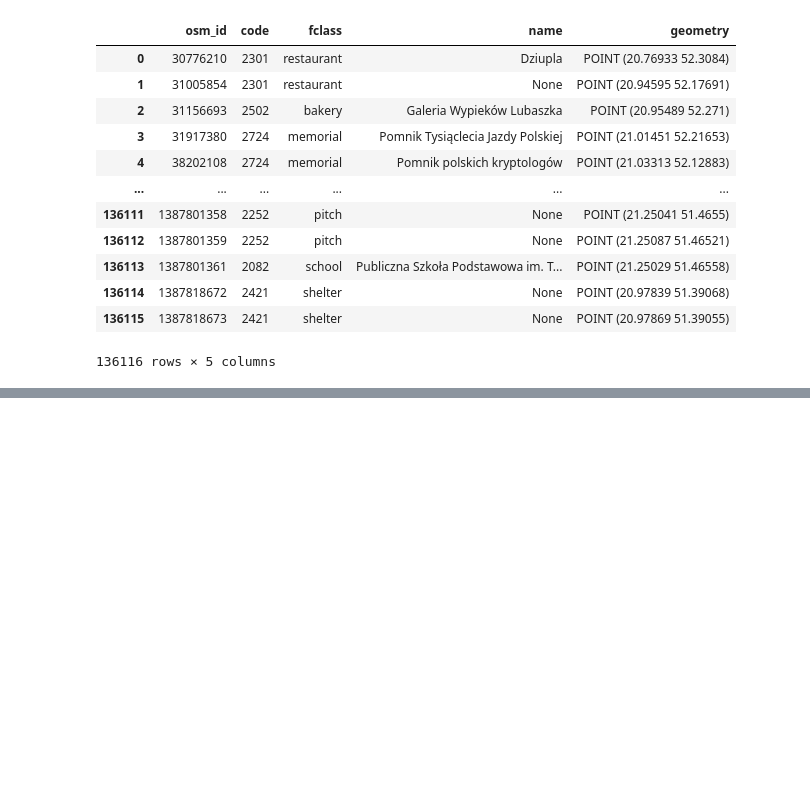
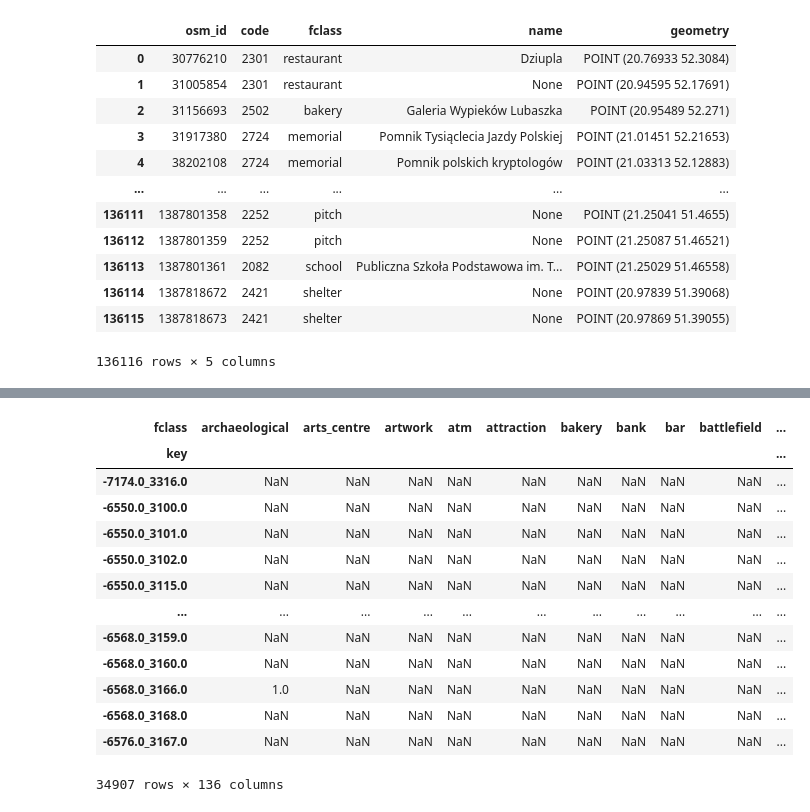
Before and after one commit to Mar99ia/2025_data_biz_hackathon, a Jupyter notebook: notebooks/features_generation.ipynb, the cells around one changed output, grey strips where cells are left out. Drawn from its saved outputs; the diff is of its cells as text; code cells hidden in the pictures; blank space fills up the shorter version.

```diff
--- a/notebooks/features_generation.ipynb
+++ b/notebooks/features_generation.ipynb
@@ -125,0 +230,18 @@ See the caveats in the documentation: https://pandas.pydata.org/pandas-docs/stab
+# %%
+# sort by key asc
+result_pivoted.sort_values(by='target')
+# %% [output]
+| fclass | archaeological | arts_centre | artwork | atm | attraction | bakery | bank | bar | battlefield | ... |
+| key |  |  |  |  |  |  |  |  |  | ... |
+| -7174.0_3316.0 | NaN | NaN | NaN | NaN | NaN | NaN | NaN | NaN | NaN | ... |
+| -6550.0_3100.0 | NaN | NaN | NaN | NaN | NaN | NaN | NaN | NaN | NaN | ... |
+| -6550.0_3101.0 | NaN | NaN | NaN | NaN | NaN | NaN | NaN | NaN | NaN | ... |
+| -6550.0_3102.0 | NaN | NaN | NaN | NaN | NaN | NaN | NaN | NaN | NaN | ... |
+| -6550.0_3115.0 | NaN | NaN | NaN | NaN | NaN | NaN | NaN | NaN | NaN | ... |
+| ... | ... | ... | ... | ... | ... | ... | ... | ... | ... | ... |
+| -6568.0_3159.0 | NaN | NaN | NaN | NaN | NaN | NaN | NaN | NaN | NaN | ... |
+| -6568.0_3160.0 | NaN | NaN | NaN | NaN | NaN | NaN | NaN | NaN | NaN | ... |
+| -6568.0_3166.0 | 1.0 | NaN | NaN | NaN | NaN | NaN | NaN | NaN | NaN | ... |
+| -6568.0_3168.0 | NaN | NaN | NaN | NaN | NaN | NaN | NaN | NaN | NaN | ... |
+| -6576.0_3167.0 | NaN | NaN | NaN | NaN | NaN | NaN | NaN | NaN | NaN | ... |
+34907 rows × 136 columns
```
Also changed, not shown: parts of 24 cells of this notebook.
